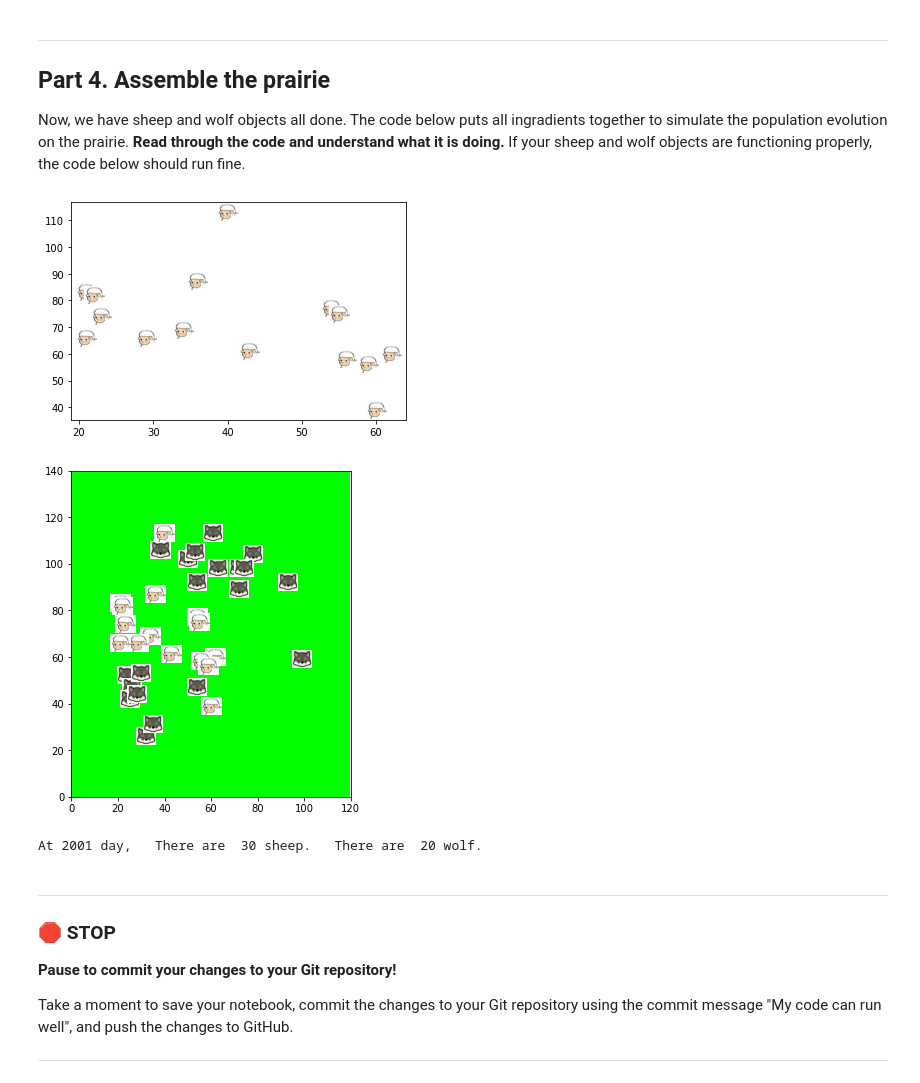
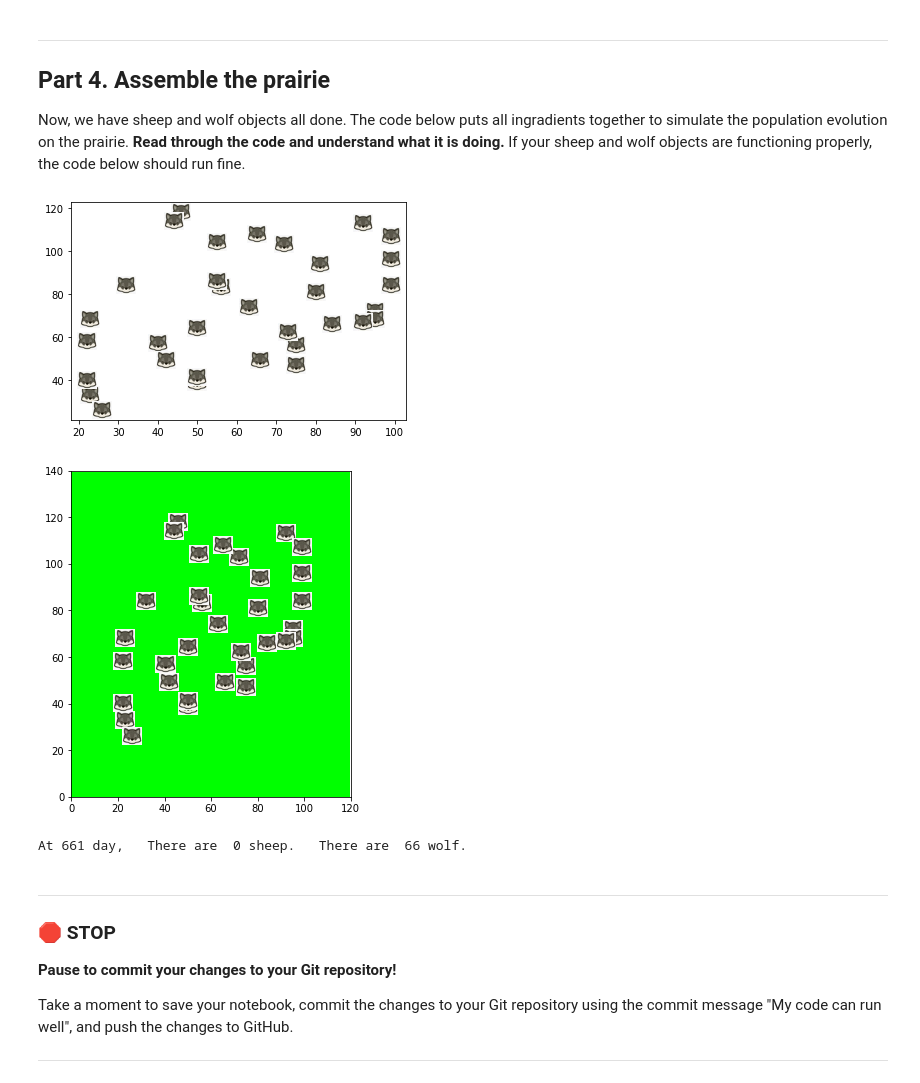
Before and after one commit to cedric-emmanuel/cmse202-s21-turnin, a Jupyter notebook: hw03/HW-03_OOP+ABM-STUDENT.ipynb, the cells around one changed output. Cells and saved outputs as stored; diff of their text form; code cells hidden in the pictures.

```diff
--- a/hw03/HW-03_OOP+ABM-STUDENT.ipynb
+++ b/hw03/HW-03_OOP+ABM-STUDENT.ipynb
@@ -641,8 +641,8 @@ pri = np.zeros([140,120,3])
 pri[:,:,1] = 1
 
 ## the periods of sheep and wolf reproduce
-sh_bp = 100
-wf_bp = 120
+sh_bp = 200
+wf_bp = 60
 
 count = 0
 
@@ -731,36 +731,36 @@ for d in range(2,2002):
     if np.size(pack) == 0 or np.size(flock) == 0:
         count = count +1
     if count == 210:
         break
     t.append(d)
     sh_pop.append(np.size(flock))
     wo_pop.append(np.size(pack))
     ## visualization: plot every 10 time steps
     if np.mod(d,10) == 1:
         clear_output(wait=True)
 
         plt.figure(figsize=(6, 6))
         plt.imshow(pri)
 
         for w in range(np.size(pack)):
             pack[w].draw()
 
         for s in range(np.size(flock)):
             flock[s].draw()
 
         plt.axes().set_aspect('equal')
         plt.axes().set_xlim([-0,120])
         plt.axes().set_ylim([-0,140])
         plt.show()
 
         time.sleep(0.001)
 
         print('At', d,'day,',  '  There are ', np.size(flock), 'sheep.', \
               '  There are ', np.size(pack), 'wolf.')
 # %% [output]
-[figure, old version]
+[figure, new version]
-[figure, old version]
+[figure, new version]
-At 2001 day,   There are  30 sheep.   There are  20 wolf.
+At 661 day,   There are  0 sheep.   There are  66 wolf.
 # %% [markdown]
 ---
 ### &#128721; STOP
```
Also changed, not shown: parts of 13 cells of this notebook.
